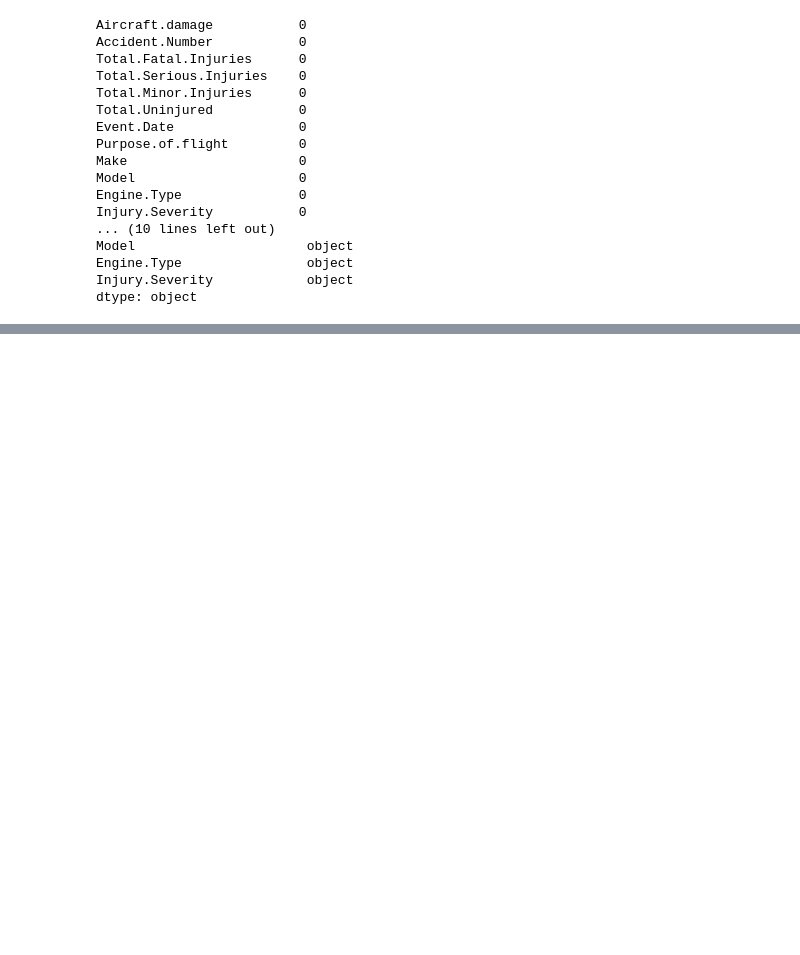
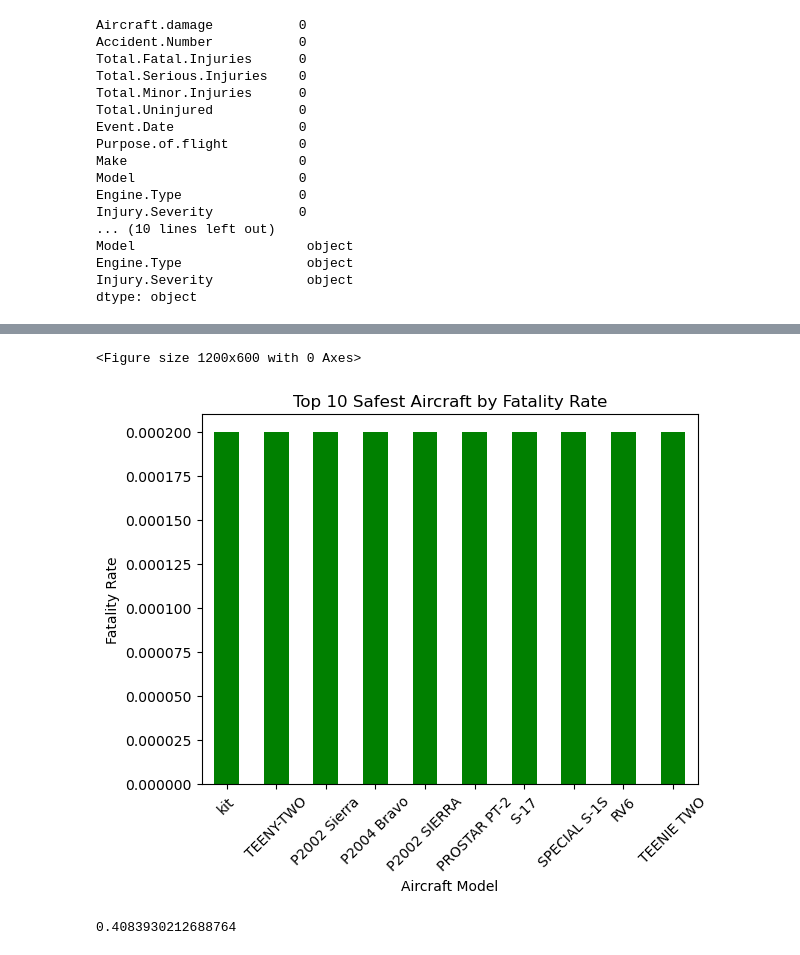
Before and after one commit to Kate-Maina/Aviation-accident, a Jupyter notebook: aviation_analysis.ipynb, the cells around one changed output, grey strips where cells are left out. Drawn from its saved outputs; the diff is of its cells as text; code cells hidden in the pictures; blank space fills up the shorter version.

```diff
--- a/aviation_analysis.ipynb
+++ b/aviation_analysis.ipynb
@@ -278,0 +318,2 @@ print(safe_aircraft.head(10))
+# %%
+safe_aircraft['Fatality Rate'] = safe_aircraft['Fatality Rate'].fillna(0)
@@ -278,0 +375,3 @@ print(safe_aircraft.head(10))
+# %%
+safe_aircraft['Fatality Rate'] = safe_aircraft['Fatality Rate'] + 0.0001  # Add a small constant
+print(safe_aircraft['Fatality Rate'].value_counts())
@@ -278,0 +392,19 @@ print(safe_aircraft.head(10))
+# %%
+# Add a small constant to the fatality rate to make bars visible if they are 0
+#safe_aircraft['Fatality Rate'] = safe_aircraft['Fatality Rate'] + 0.0001  # Adjust as necessary
+
+# Plot the top 10 safest aircraft based on Fatality Rate (after adjustment)
+plt.figure(figsize=(12, 6))
+safe_aircraft.sort_values(by='Fatality Rate').head(10).plot(kind='bar', x='Model', y='Fatality Rate', legend=False, color='green')
+plt.title('Top 10 Safest Aircraft by Fatality Rate')
+plt.xlabel('Aircraft Model')
+plt.ylabel('Fatality Rate')
+plt.xticks(rotation=45)
+plt.show()
+# %% [output]
+<Figure size 1200x600 with 0 Axes>
+[figure, added]
+# %%
+print(safe_aircraft['Fatality Rate'].std())  # To check the standard deviation of the fatality rate
+# %% [output]
+0.4083930212688764
```
Also changed, not shown: parts of 33 cells of this notebook.
